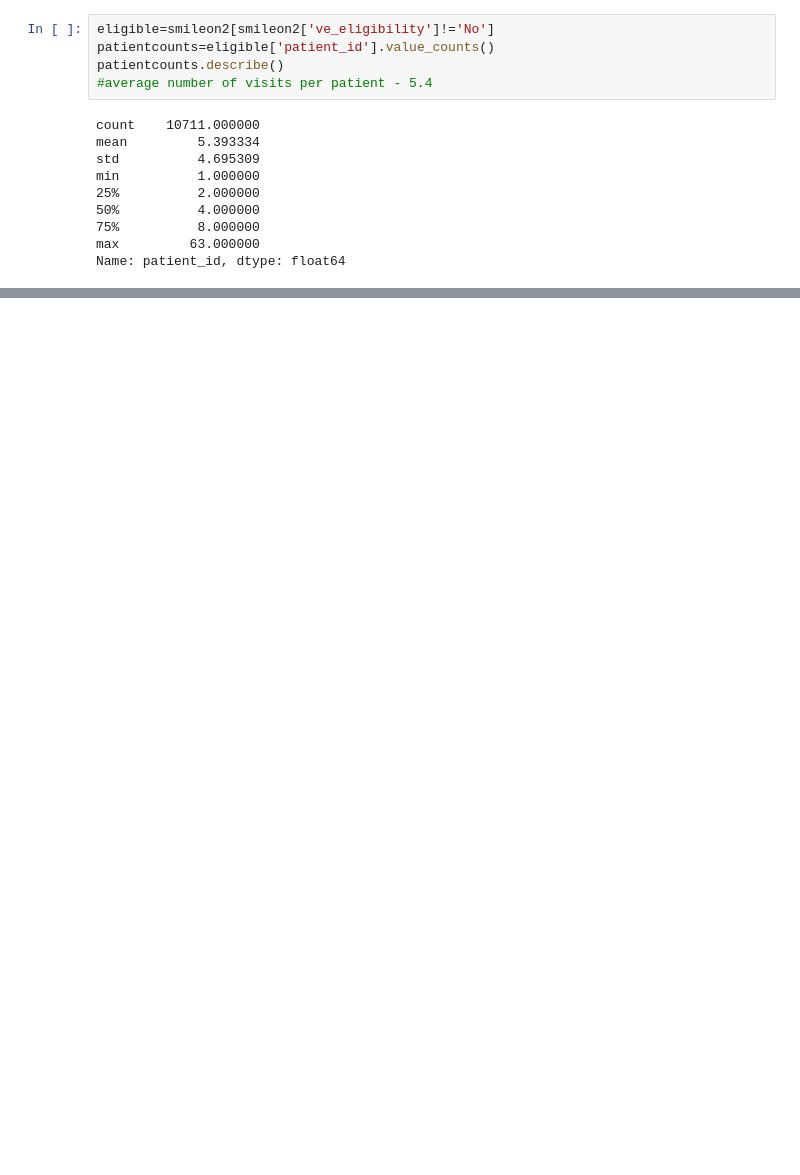
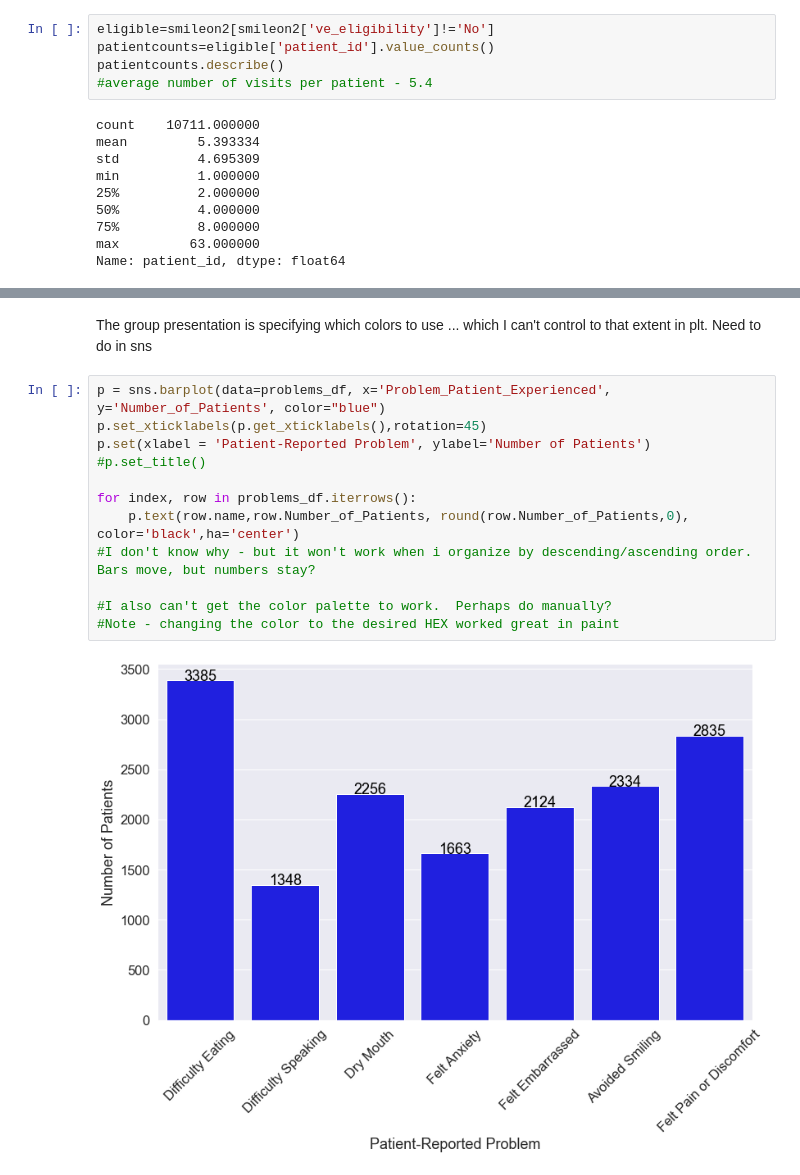
Before and after one commit to Rhunsilval/smile_on_python, a Jupyter notebook: notebooks/03_smileon_visualizations.ipynb, the cells around one changed output, grey strips where cells are left out. Drawn from its saved outputs; the diff is of its cells as text; blank space fills up the shorter version.

```diff
--- a/notebooks/03_smileon_visualizations.ipynb
+++ b/notebooks/03_smileon_visualizations.ipynb
@@ -204,0 +315,16 @@ Name: patient_id, dtype: float64
+# %% [markdown]
+The group presentation is specifying which colors to use ... which I can't control to that extent in plt.  Need to do in sns
+# %%
+p = sns.barplot(data=problems_df, x='Problem_Patient_Experienced', y='Number_of_Patients', color="blue")
+p.set_xticklabels(p.get_xticklabels(),rotation=45)
+p.set(xlabel = 'Patient-Reported Problem', ylabel='Number of Patients')
+#p.set_title()
+
+for index, row in problems_df.iterrows():
+    p.text(row.name,row.Number_of_Patients, round(row.Number_of_Patients,0), color='black',ha='center')
+#I don't know why - but it won't work when i organize by descending/ascending order.  Bars move, but numbers stay?
+
+#I also can't get the color palette to work.  Perhaps do manually?
+#Note - changing the color to the desired HEX worked great in paint
+# %% [output]
+[figure, added]
```
Also changed, not shown: parts of 28 cells of this notebook.
